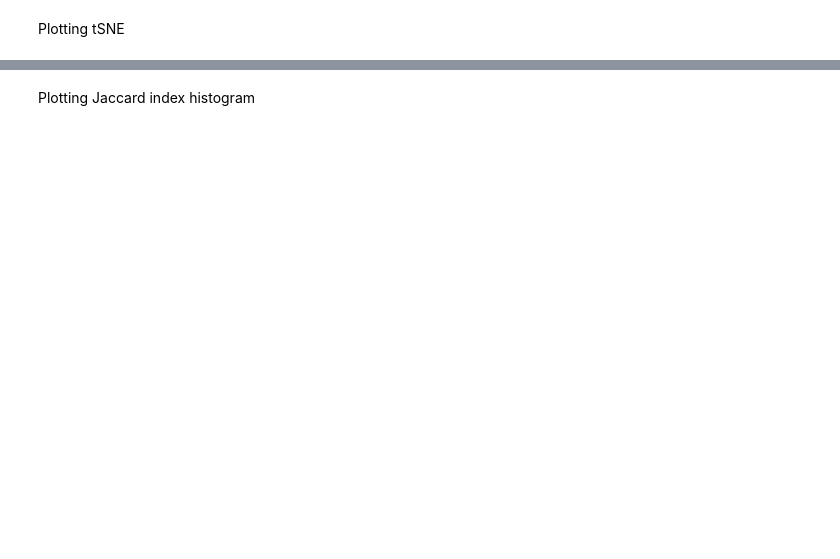
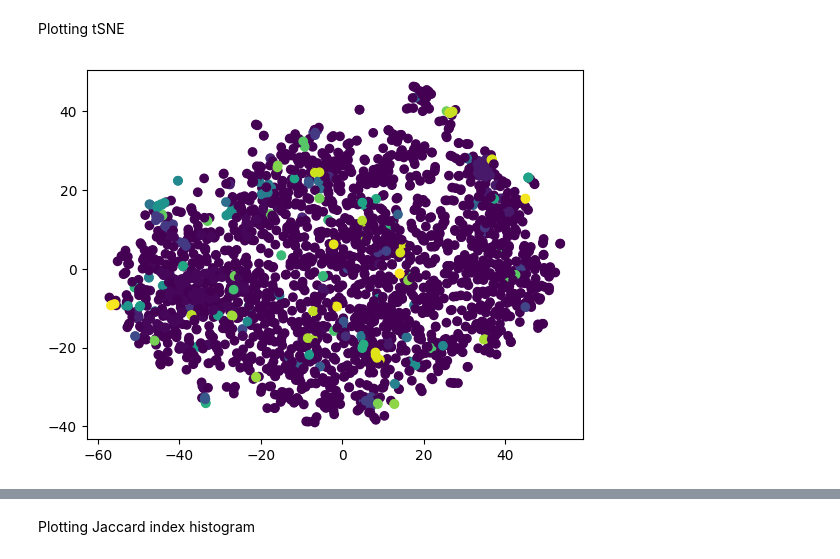
Before and after one commit to neumanh/K-anonymity-fot-texts, a Jupyter notebook: POC_v1.1.ipynb, the cells around one changed output, grey strips where cells are left out. Saved outputs shown, nothing was run; the diff lists cells and outputs as text; code cells hidden in the pictures; blank space fills up the shorter version.

```diff
--- a/POC_v1.1.ipynb
+++ b/POC_v1.1.ipynb
@@ -85,5 +92,6 @@ dist_dict[9]
 Plotting tSNE
 # %%
 %%time
-#cluster_utils.plot_tsne(embedded_dict, dbscan)
+cluster_utils.plot_tsne(embedded_dict, dbscan)
 # %% [output]
+[figure, added]
```
Also changed, not shown: parts of 29 cells of this notebook, 2 other files.
